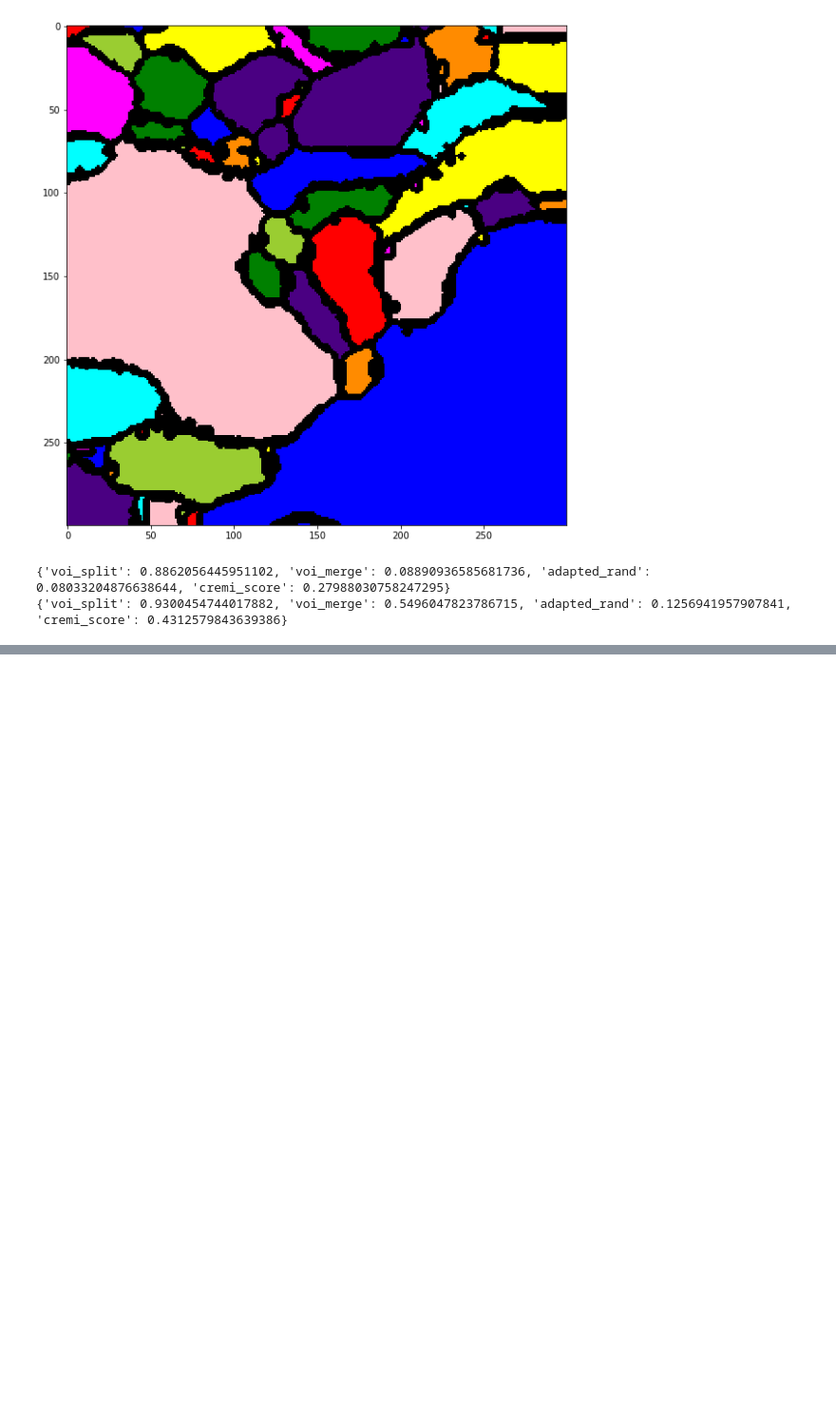
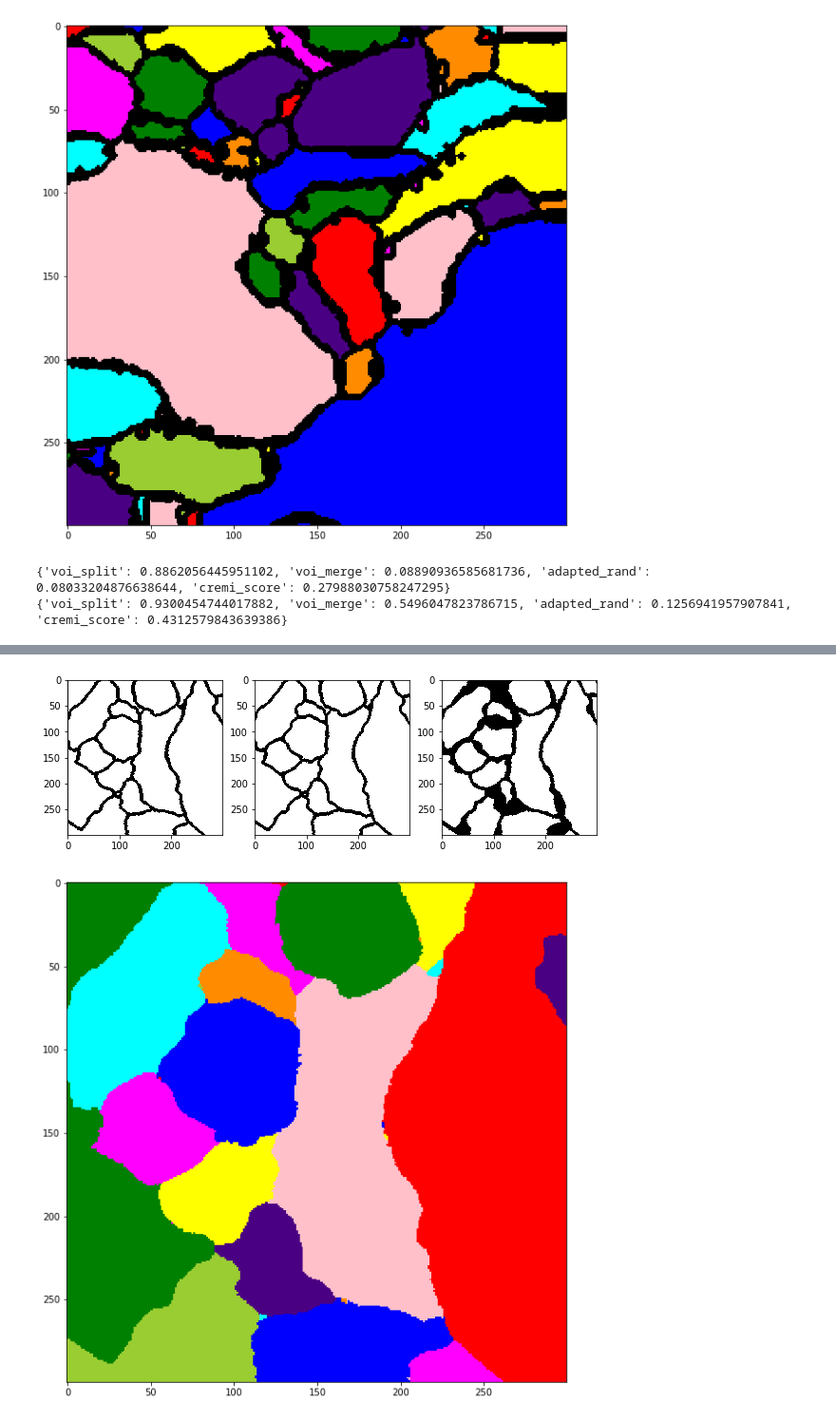
Before and after one commit to image-infomatics/neutorch, a Jupyter notebook: neutorch/notebooks/data_explore.ipynb, the cells around one changed output, grey strips where cells are left out. Shown: that part at 95% size. Cells and saved outputs as stored; diff of their text form; code cells hidden in the pictures; blank space fills up the shorter version.

```diff
--- a/neutorch/notebooks/data_explore.ipynb
+++ b/neutorch/notebooks/data_explore.ipynb
@@ -225,0 +260,7 @@ print(m)
+# %%
+
+view_affinity(aff, i=i)
+view_segmentation(lbl, i=i)
+# %% [output]
+[figure, added]
+[figure, added]
```
Also changed, not shown: parts of 13 cells of this notebook, 6 other files.
